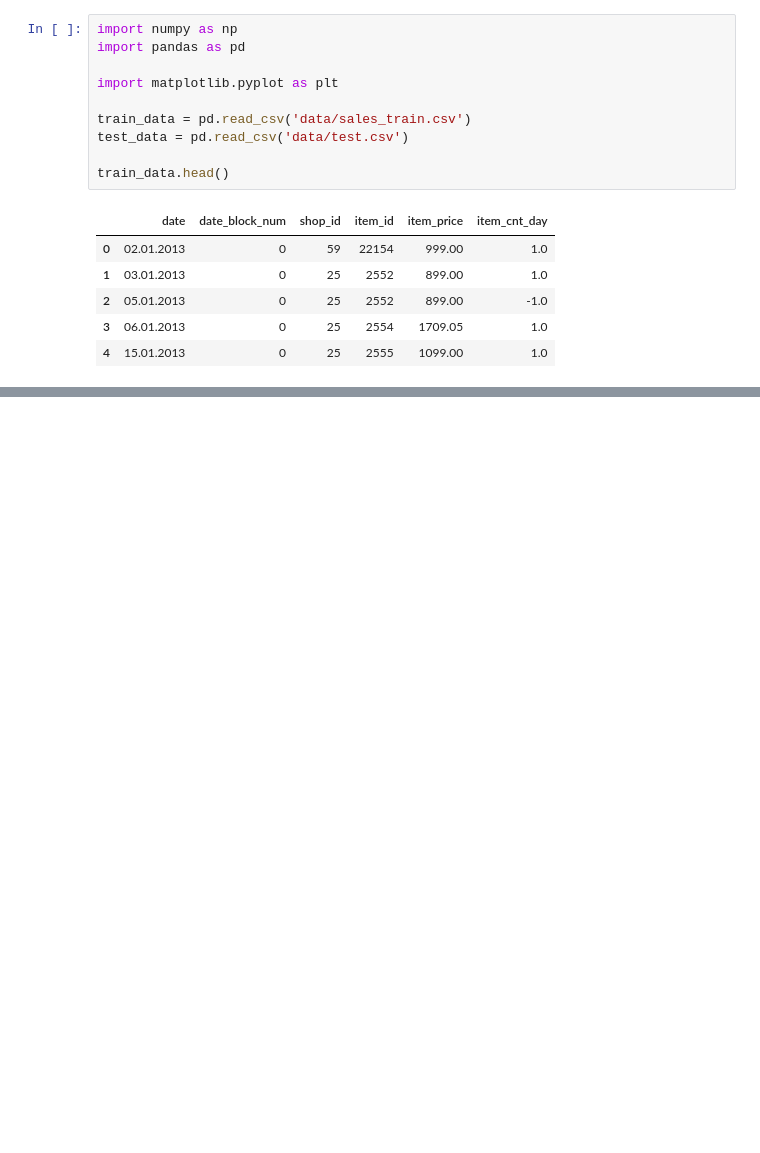
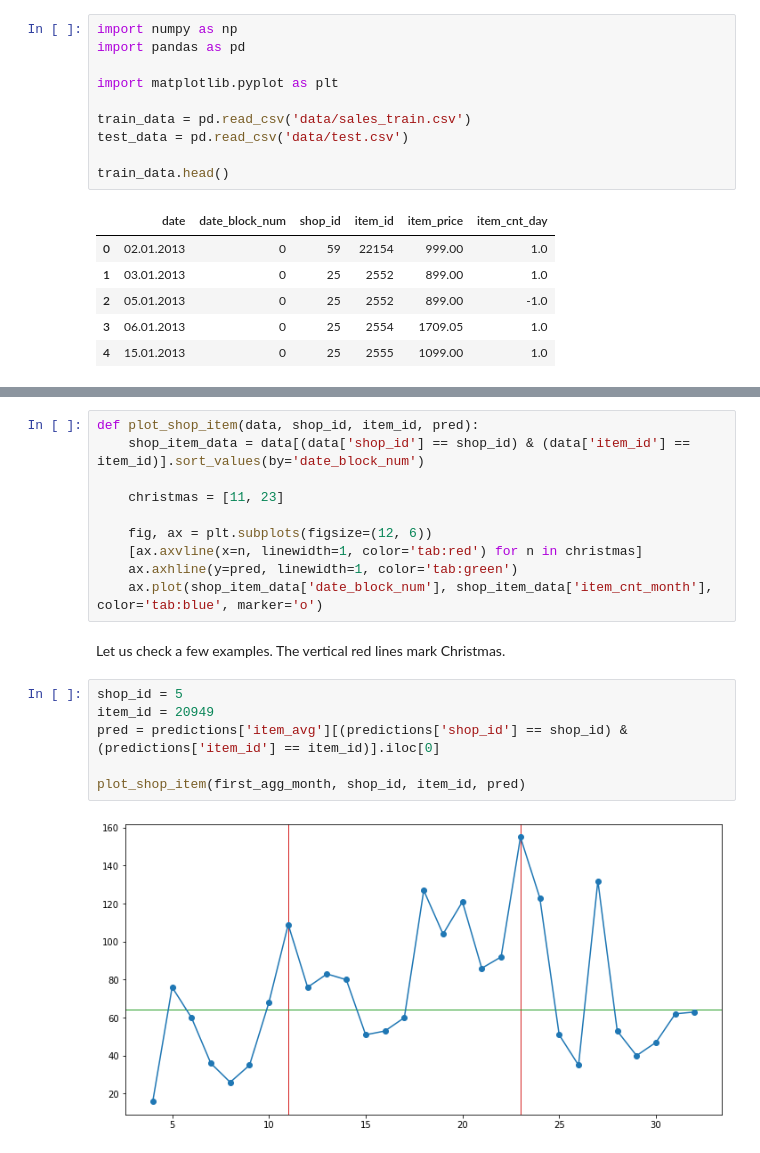
Before and after one commit to aitor-perez/kaggle, a Jupyter notebook: future-sales/exploration.ipynb, the cells around one changed output, grey strips where cells are left out. Cells and saved outputs as stored; diff of their text form; blank space fills up the shorter version.

Commit message:
Cleaned notebook and added explanations and plots

```diff
--- a/future-sales/exploration.ipynb
+++ b/future-sales/exploration.ipynb
@@ -155,0 +169,20 @@ predictions
+# %%
+def plot_shop_item(data, shop_id, item_id, pred):
+    shop_item_data = data[(data['shop_id'] == shop_id) & (data['item_id'] == item_id)].sort_values(by='date_block_num')
+
+    christmas = [11, 23]
+
+    fig, ax = plt.subplots(figsize=(12, 6))
+    [ax.axvline(x=n, linewidth=1, color='tab:red') for n in christmas]
+    ax.axhline(y=pred, linewidth=1, color='tab:green')
+    ax.plot(shop_item_data['date_block_num'], shop_item_data['item_cnt_month'], color='tab:blue', marker='o')
+# %% [markdown]
+Let us check a few examples. The vertical red lines mark Christmas.
+# %%
+shop_id = 5
+item_id = 20949
+pred = predictions['item_avg'][(predictions['shop_id'] == shop_id) & (predictions['item_id'] == item_id)].iloc[0]
+
+plot_shop_item(first_agg_month, shop_id, item_id, pred)
+# %% [output]
+[figure, added]
```
Also changed, not shown: parts of 40 cells of this notebook, 1 other file.
